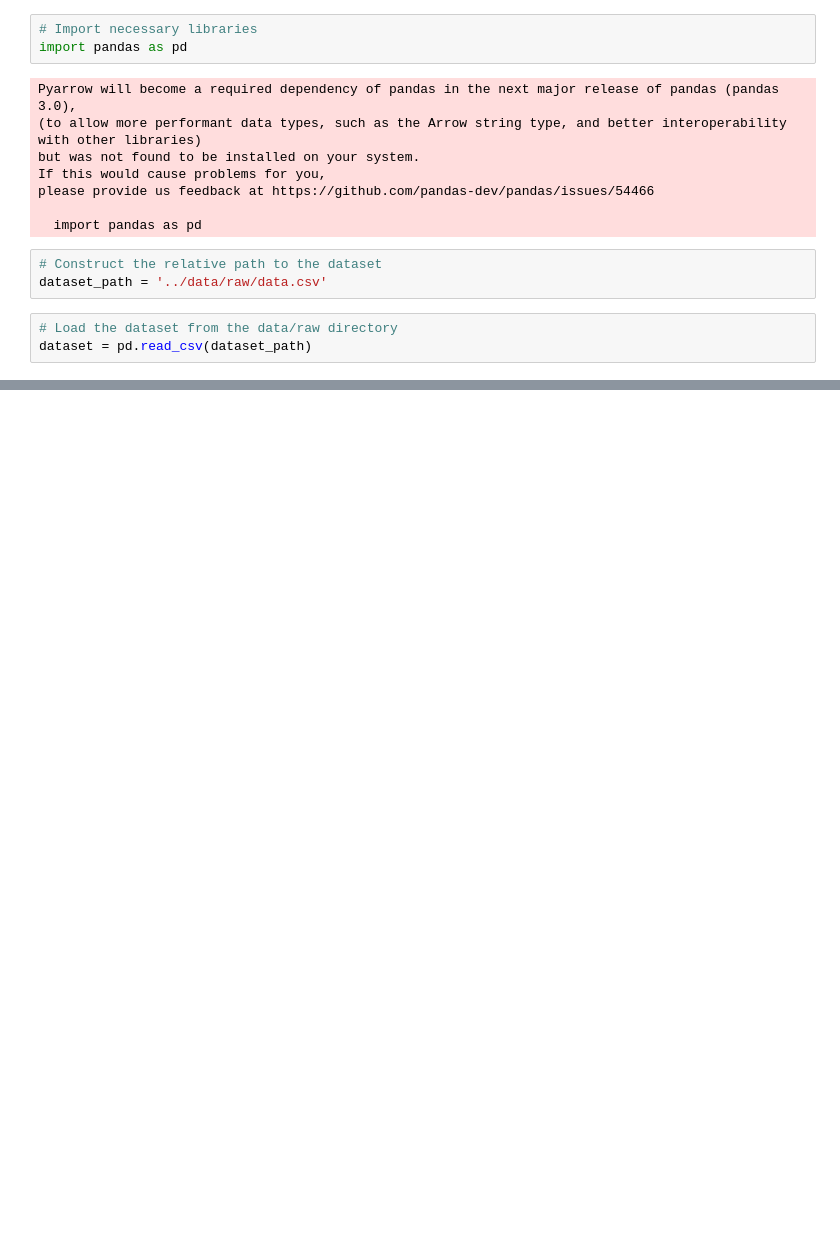
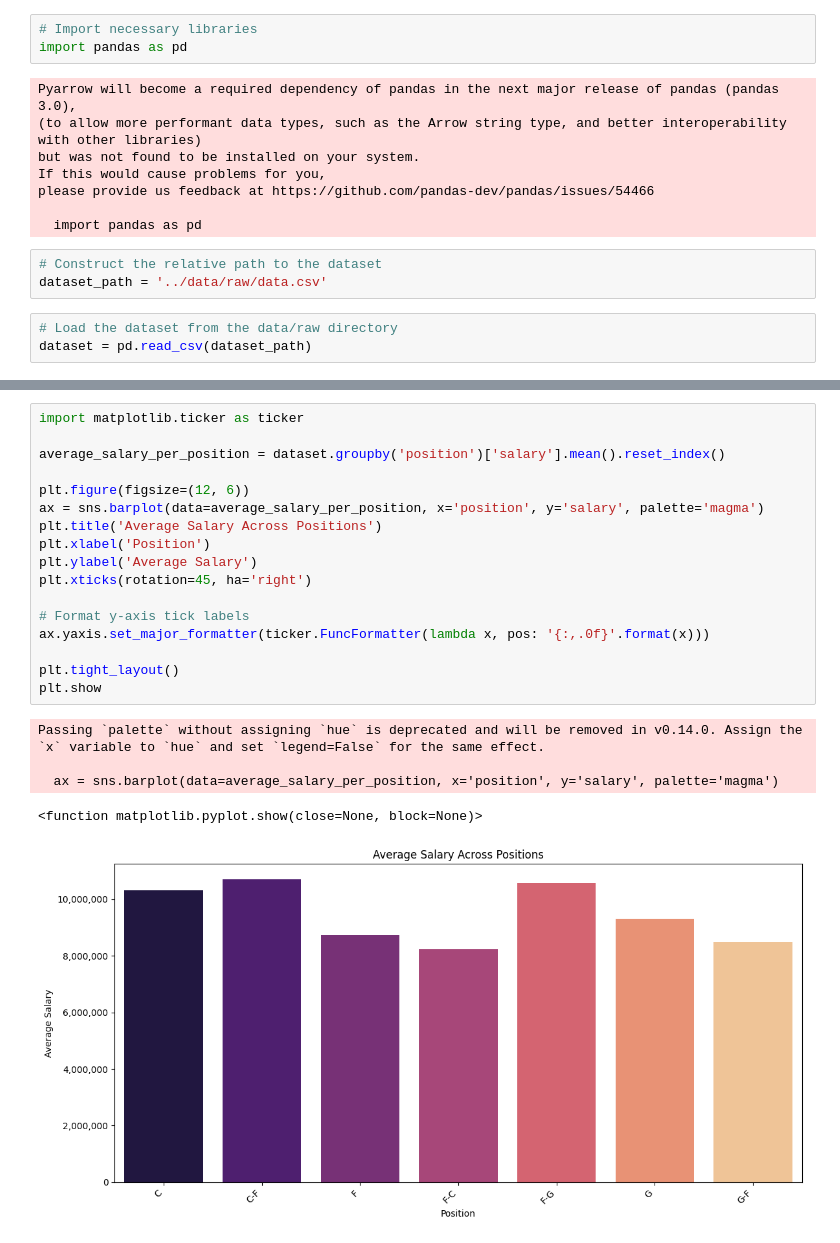
Before and after one commit to TorbS00/salary-prediction, a Jupyter notebook: notebooks/exploratory_analysis.ipynb, the cells around one changed output, grey strips where cells are left out. Cells and saved outputs as stored; diff of their text form; blank space fills up the shorter version.

```diff
--- a/notebooks/exploratory_analysis.ipynb
+++ b/notebooks/exploratory_analysis.ipynb
@@ -27,0 +58,23 @@ dataset.head()
+# %%
+import matplotlib.ticker as ticker
+
+average_salary_per_position = dataset.groupby('position')['salary'].mean().reset_index()
+
+plt.figure(figsize=(12, 6))
+ax = sns.barplot(data=average_salary_per_position, x='position', y='salary', palette='magma')
+plt.title('Average Salary Across Positions')
+plt.xlabel('Position')
+plt.ylabel('Average Salary')
+plt.xticks(rotation=45, ha='right')
+
+# Format y-axis tick labels
+ax.yaxis.set_major_formatter(ticker.FuncFormatter(lambda x, pos: '{:,.0f}'.format(x)))
+
+plt.tight_layout()
+plt.show
+# %% [output]
+Passing `palette` without assigning `hue` is deprecated and will be removed in v0.14.0. Assign the `x` variable to `hue` and set `legend=False` for the same effect.
+
+  ax = sns.barplot(data=average_salary_per_position, x='position', y='salary', palette='magma')
+<function matplotlib.pyplot.show(close=None, block=None)>
+[figure, added]
```
Also changed, not shown: parts of 4 cells of this notebook, 10 other files.
